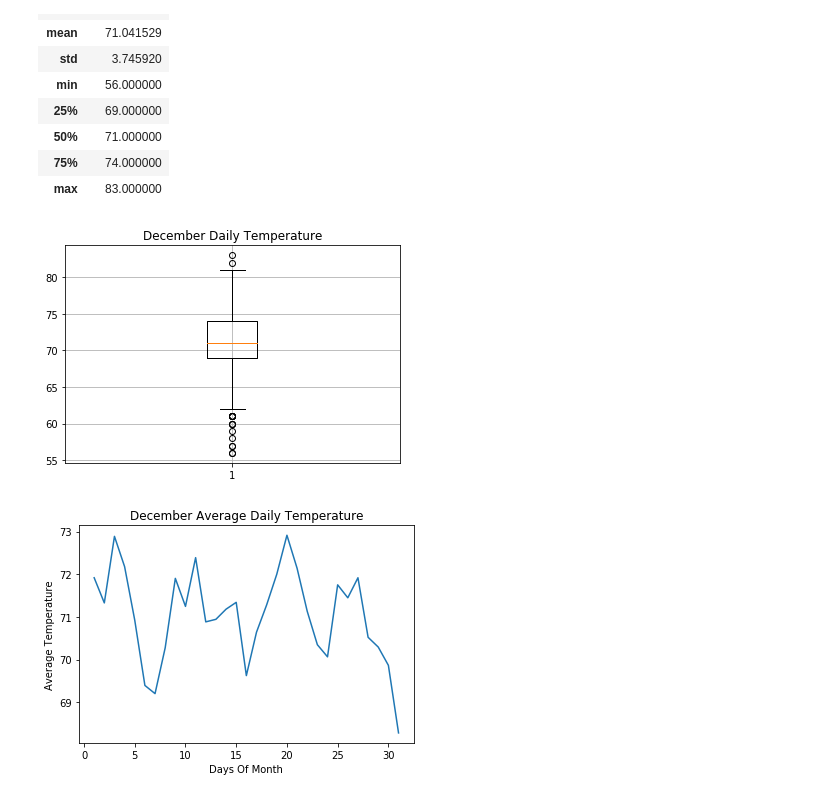
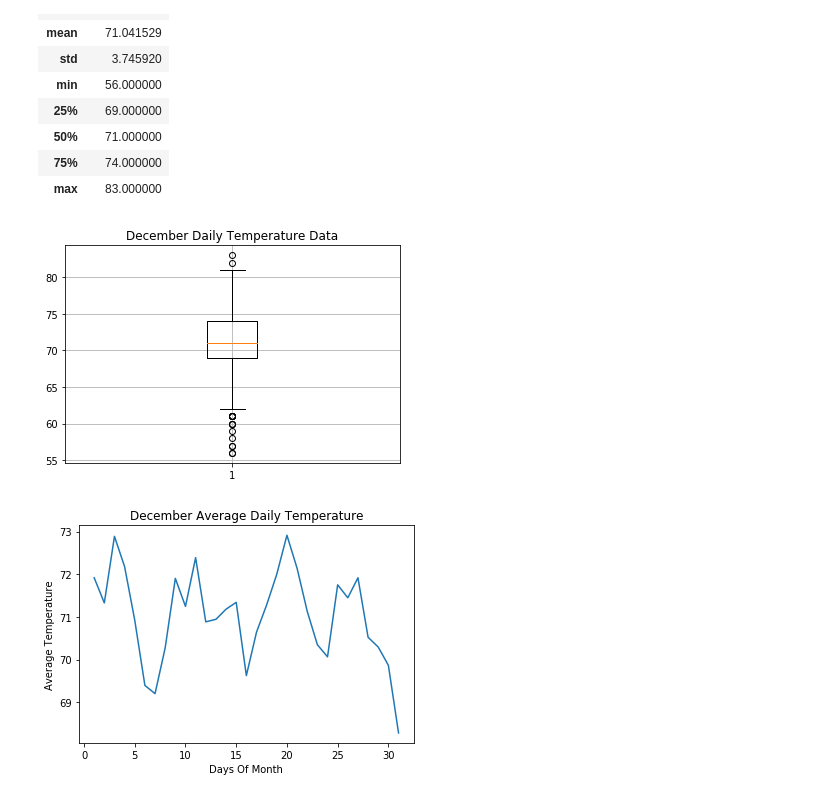
Before and after one commit to berndab/surfs_up, a Jupyter notebook: challenge.ipynb, the cells around one changed output. Cells and saved outputs as stored; diff of their text form; code cells hidden in the pictures.

```diff
--- a/challenge.ipynb
+++ b/challenge.ipynb
@@ -104,12 +104,12 @@ december_all_years_tobs_df.describe()
 # %%
 # Generate boxplot for December weather data all years
 fig1, ax = plt.subplots()
-ax.set_title('December Daily Temperature')
+ax.set_title('December Daily Temperature Data')
 ax.boxplot(december_all_years_tobs_df["tobs"])
 ax.grid()
 plt.savefig("december_daily_temp_all_years_boxplot.png")
 # %% [output]
-[figure, old version]
+[figure, new version]
 # %%
 december_all_years_tobs_df["day_of_month"] = pd.to_datetime(december_all_years_tobs_df["date"]).dt.day
 # %%
```
Also changed, not shown: parts of 1 cell of this notebook, 2 other files.
